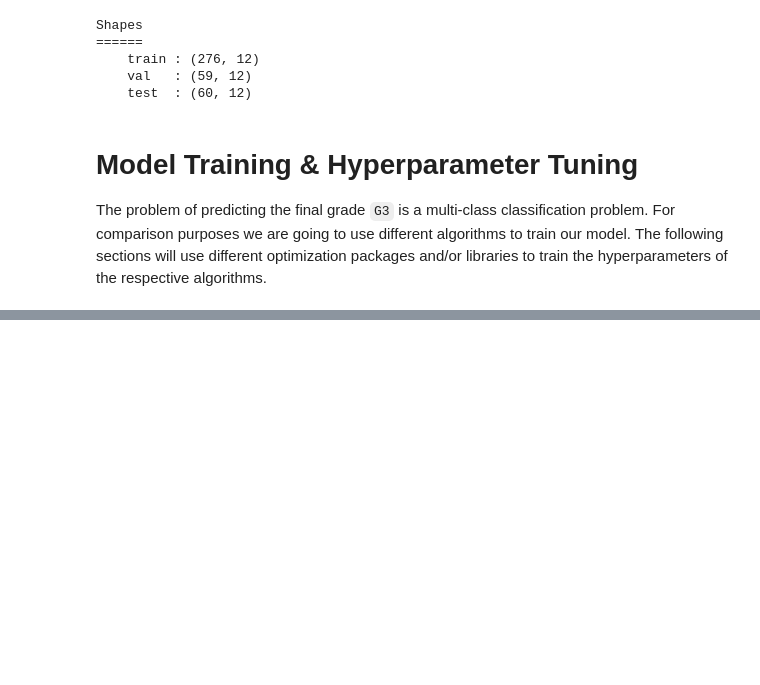
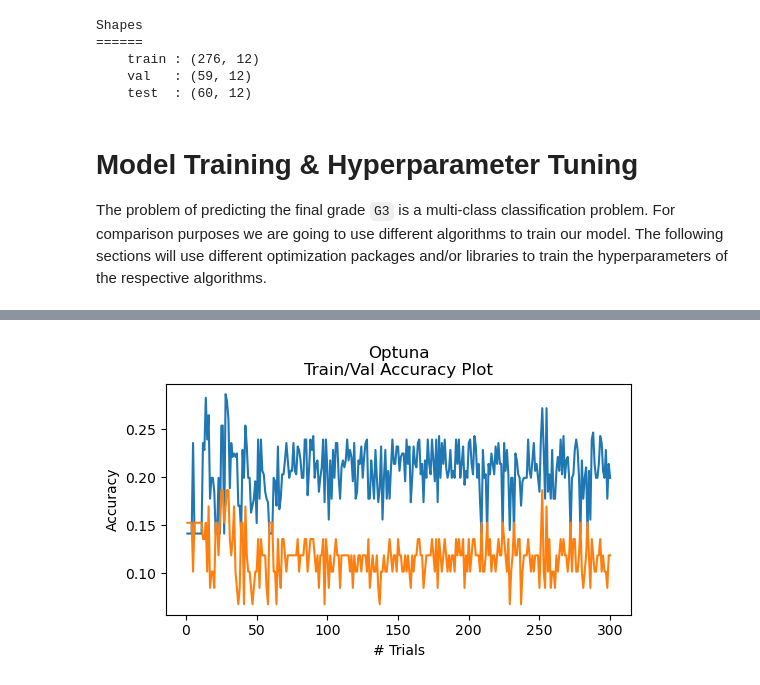
Before and after one commit to PeeteKeesel/bayes-opt-battle, a Jupyter notebook: notebooks/optuna.ipynb, the cells around one changed output, grey strips where cells are left out. Drawn from its saved outputs; the diff is of its cells as text; code cells hidden in the pictures; blank space fills up the shorter version.

Commit message:
continued optuna experiments

```diff
--- a/notebooks/optuna.ipynb
+++ b/notebooks/optuna.ipynb
@@ -89,0 +93,2 @@ The problem of predicting the final grade `G3` is a multi-class classification p
+# %%
+N_TRIALS = 300
@@ -89,0 +225,13 @@ The problem of predicting the final grade `G3` is a multi-class classification p
+# %%
+plt.figure(figsize=(6, 3))
+
+plt.plot(np.arange(1, N_TRIALS+1, 1), accuracies_train, color='C0');
+plt.plot(np.arange(1, N_TRIALS+1, 1), accuracies_val, color='C1');
+
+plt.xlabel("# Trials");
+plt.ylabel("Accuracy");
+
+plt.title("Optuna\nTrain/Val Accuracy Plot");
+plt.show();
+# %% [output]
+[figure, added]
```
Also changed, not shown: parts of 13 cells of this notebook, 7 other files.
